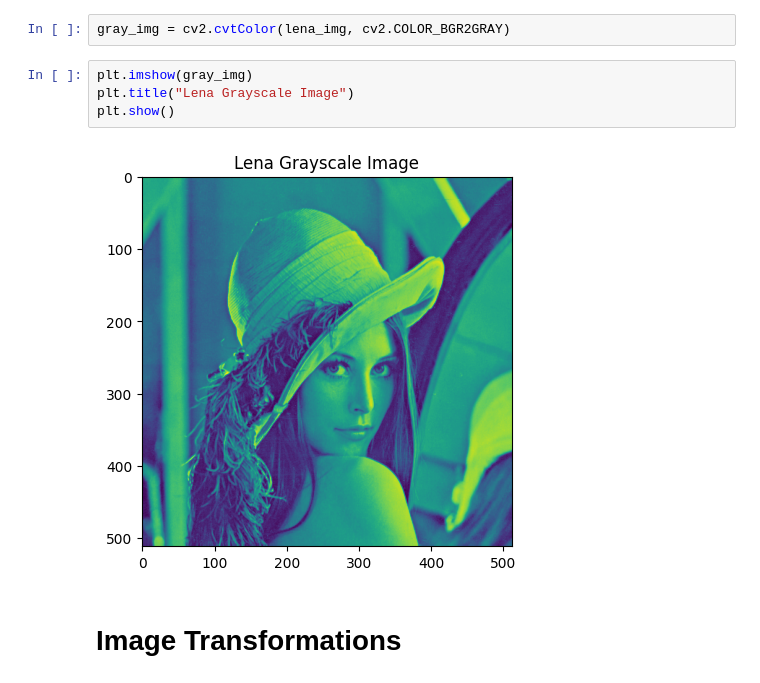
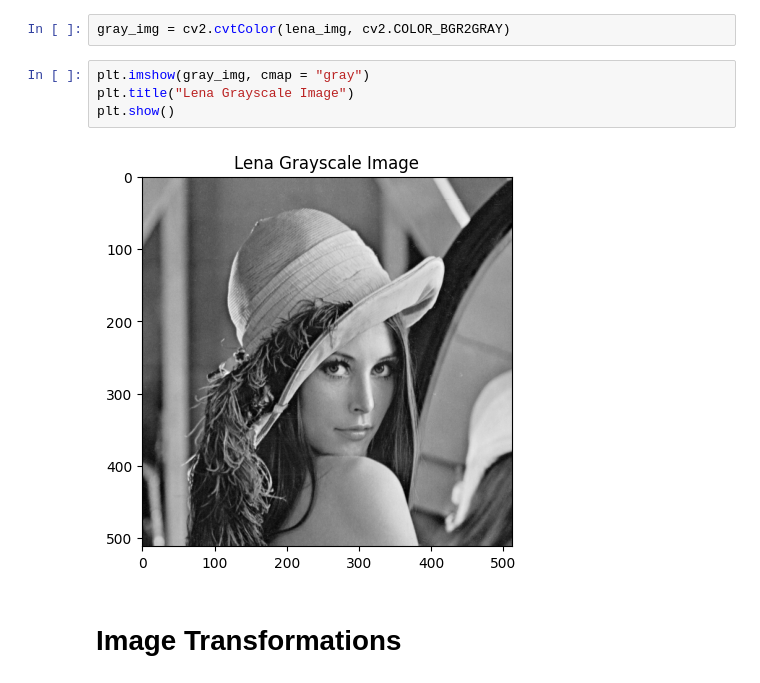
Before and after one commit to Vishnuteja-Surla/Digital-Image-Processing-Assignments, a Jupyter notebook: Assignment-02 : Image Tranformations/Image-Transformations.ipynb, the cells around one changed output. Cells and saved outputs as stored; diff of their text form.

```diff
--- a/Assignment-02 : Image Tranformations/Image-Transformations.ipynb
+++ b/Assignment-02 : Image Tranformations/Image-Transformations.ipynb
@@ -134,11 +134,11 @@ plt.show()
 # %%
 gray_img = cv2.cvtColor(lena_img, cv2.COLOR_BGR2GRAY)
 # %%
-plt.imshow(gray_img)
+plt.imshow(gray_img, cmap = "gray")
 plt.title("Lena Grayscale Image")
 plt.show()
 # %% [output]
-[figure, old version]
+[figure, new version]
 # %% [markdown]
 # Image Transformations
 # %% [markdown]
```
Also changed, not shown: parts of 8 cells of this notebook.
